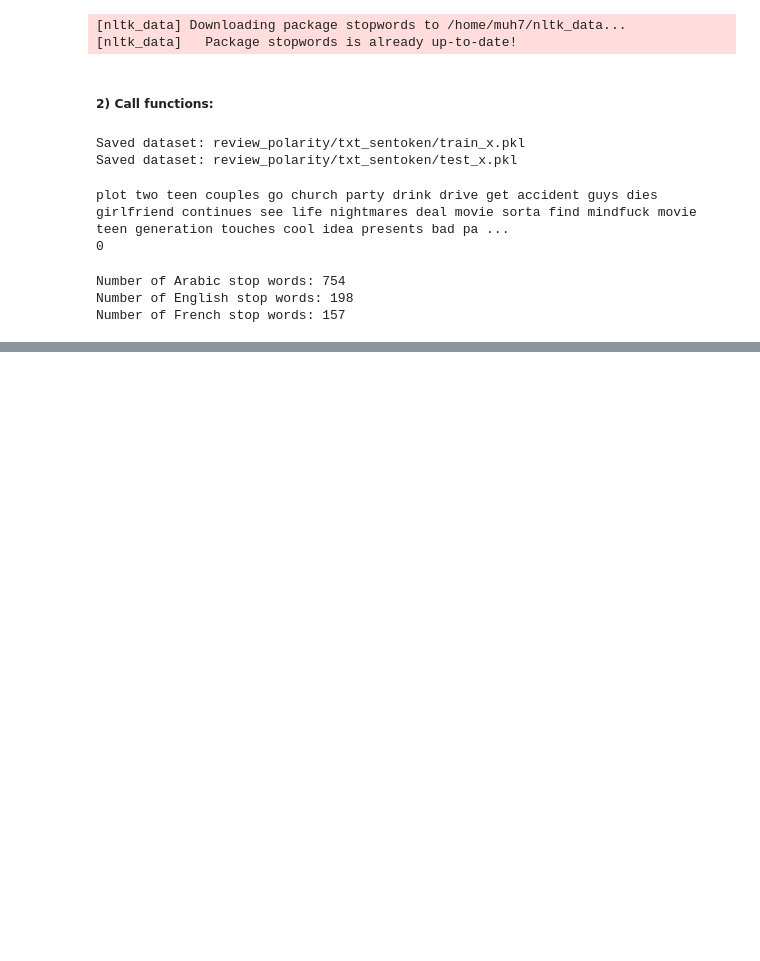
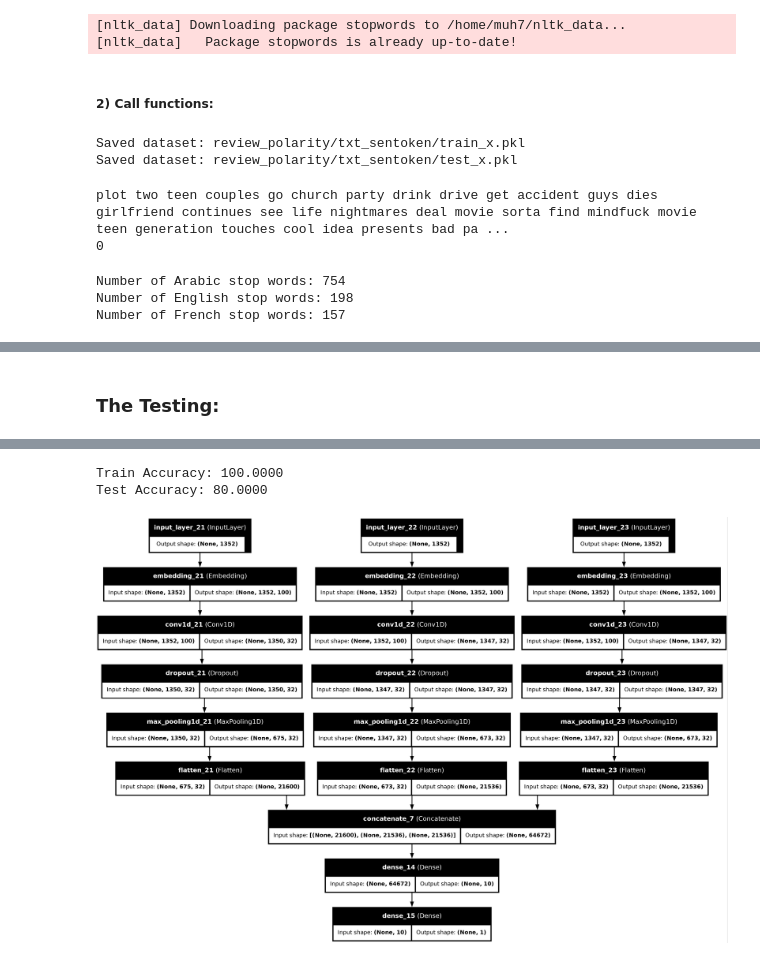
Before and after one commit to Muh-7/AI-Machine-Learning-Projects, a Jupyter notebook: 04_Deep_CNN_For_Text_Classification/cnn_for_text_classification.ipynb, the cells around one changed output, grey strips where cells are left out. Saved outputs shown, nothing was run; the diff lists cells and outputs as text; code cells hidden in the pictures; blank space fills up the shorter version.

Commit message:
Creating & Training & Testing the model

```diff
--- a/04_Deep_CNN_For_Text_Classification/cnn_for_text_classification.ipynb
+++ b/04_Deep_CNN_For_Text_Classification/cnn_for_text_classification.ipynb
@@ -102,0 +141,15 @@ Number of French stop words: 157
+# %%
+train_x, train_y =load_dataset('review_polarity/txt_sentoken/train_x.pkl')
+tokenizer = build_tokenizer(train_x)
+
+# maximum docment size
+length = max_length(train_x)
+
+# the number of vocabulary
+vocab_size = len(tokenizer.word_index) + 1
+
+print(f"Maximum length of the text data: {length}")
+print(f"Number of vocabulary: {vocab_size}")
+
+train_data = encode_text(tokenizer, train_x, length)
+train_data.shape
@@ -102,0 +230,8 @@ Number of French stop words: 157
+# %%
+from tensorflow.keras.utils import plot_model
+
+model = build_model(vocab_size, length)
+model.compile(loss='binary_crossentropy', optimizer='adam', metrics=['accuracy'])
+model.fit([train_data, train_data, train_data], array(train_y), epochs=10, batch_size=16, verbose=2)
+
+model.save('cnn_model.h5')
@@ -102,0 +260,22 @@ Number of French stop words: 157
+# %% [markdown]
+### **The Testing:**
+# %%
+from tensorflow.keras.models import load_model
+
+# Load the model
+my_model = load_model('cnn_model.h5')
+test_x, test_y = load_dataset('review_polarity/txt_sentoken/test_x.pkl')
+
+test_data = encode_text(tokenizer, test_x, length)
+train_data = encode_text(tokenizer, train_x, length)
+
+# evaluate the model on the test data
+loss, accuracy = my_model.evaluate([train_data, train_data, train_data], array(train_y), verbose=    0)
+print("Train Accuracy: %.4f" % (accuracy*100))
+
+
+loss, accuracy = my_model.evaluate([test_data, test_data, test_data], array(test_y), verbose=0)
+print("Test Accuracy: %.4f" % (accuracy*100))
+
+plot_model(model, to_file='model.jpg', show_shapes=True, show_layer_names=True)
+# %% [output]
@@ -102,0 +283,3 @@ Number of French stop words: 157
+Train Accuracy: 100.0000
+Test Accuracy: 80.0000
+[figure, added]
```
Also changed, not shown: parts of 15 cells of this notebook, 2 other files.
